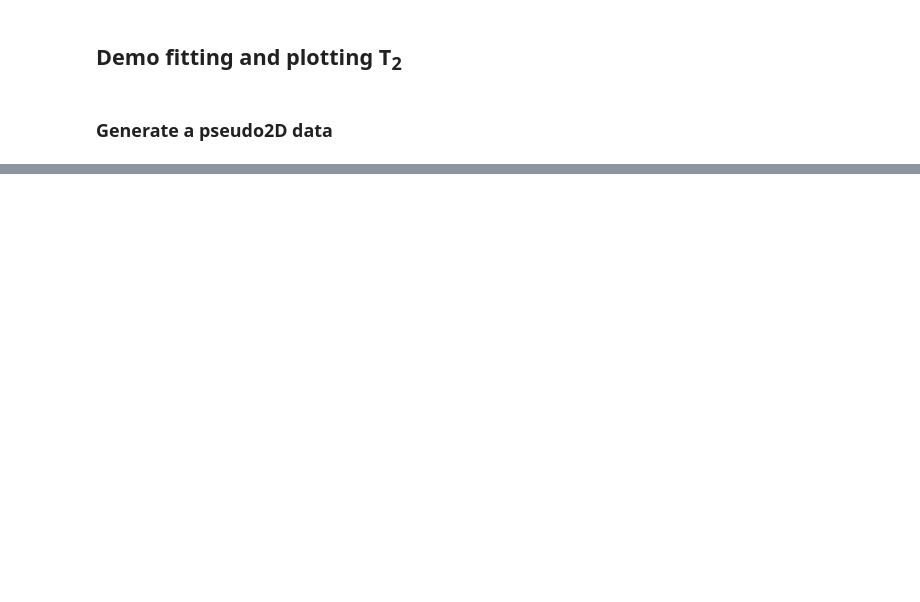
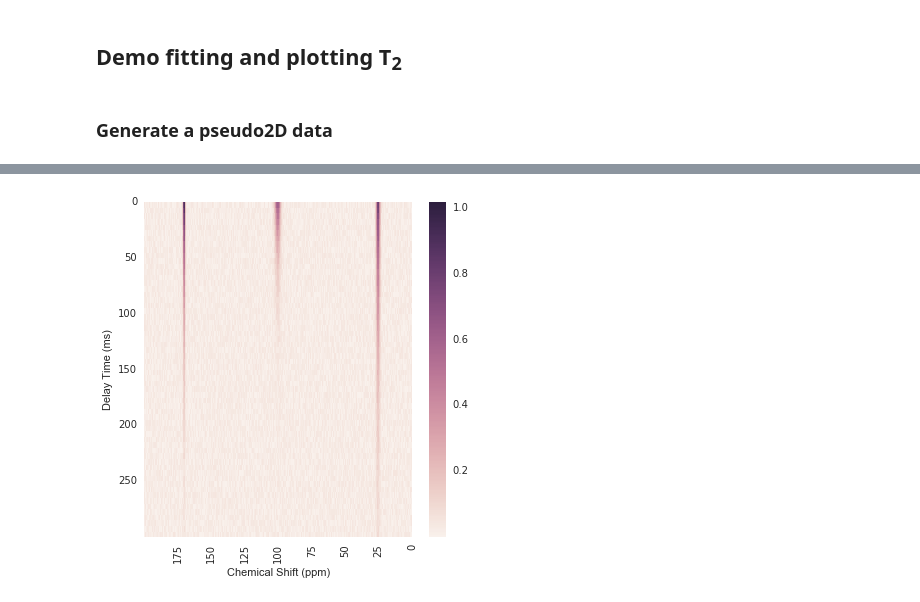
Before and after one commit to cyang019/relaxationFit, a Jupyter notebook: Generate_Demo_Pseudo2d.ipynb, the cells around one changed output, grey strips where cells are left out. Saved outputs shown, nothing was run; the diff lists cells and outputs as text; code cells hidden in the pictures; blank space fills up the shorter version.

```diff
--- a/Generate_Demo_Pseudo2d.ipynb
+++ b/Generate_Demo_Pseudo2d.ipynb
@@ -58,0 +79,11 @@ sns.plt.show()
+# %%
+noise = np.random.rand(yy.size)
+noise = noise.reshape(yy.shape) * yy.max() * 0.05 # 5% noise level
+# %%
+yy_exp = yy + noise
+# %%
+plot_pseudo2D(yy_exp,xticks=xticks,yticks=yticks,
+              xticklabels=xticklabels,yticklabels=yticklabels,xlabel="Chemical Shift (ppm)",
+              ylabel="Delay Time (ms)")
+# %% [output]
+[figure, added]
```
Also changed, not shown: parts of 5 cells of this notebook.
